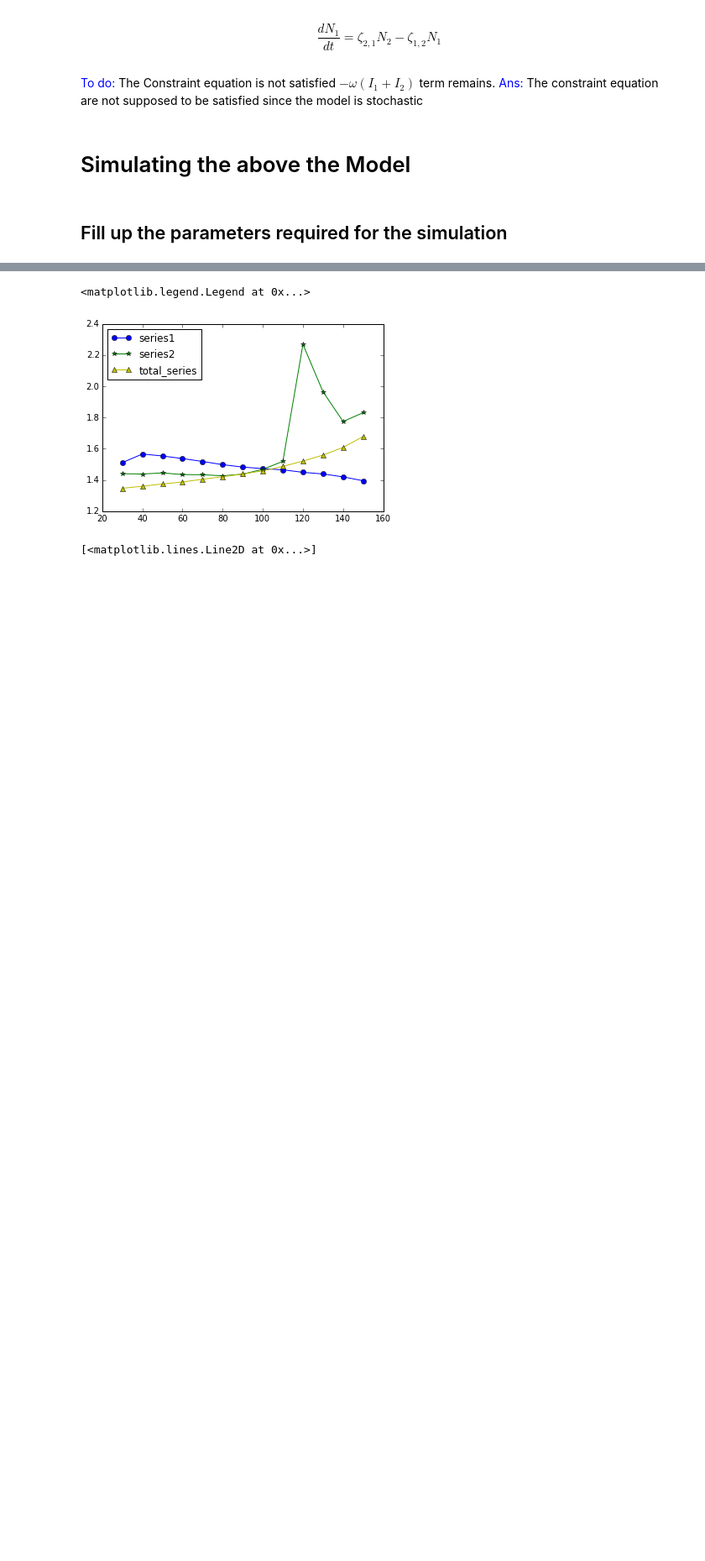
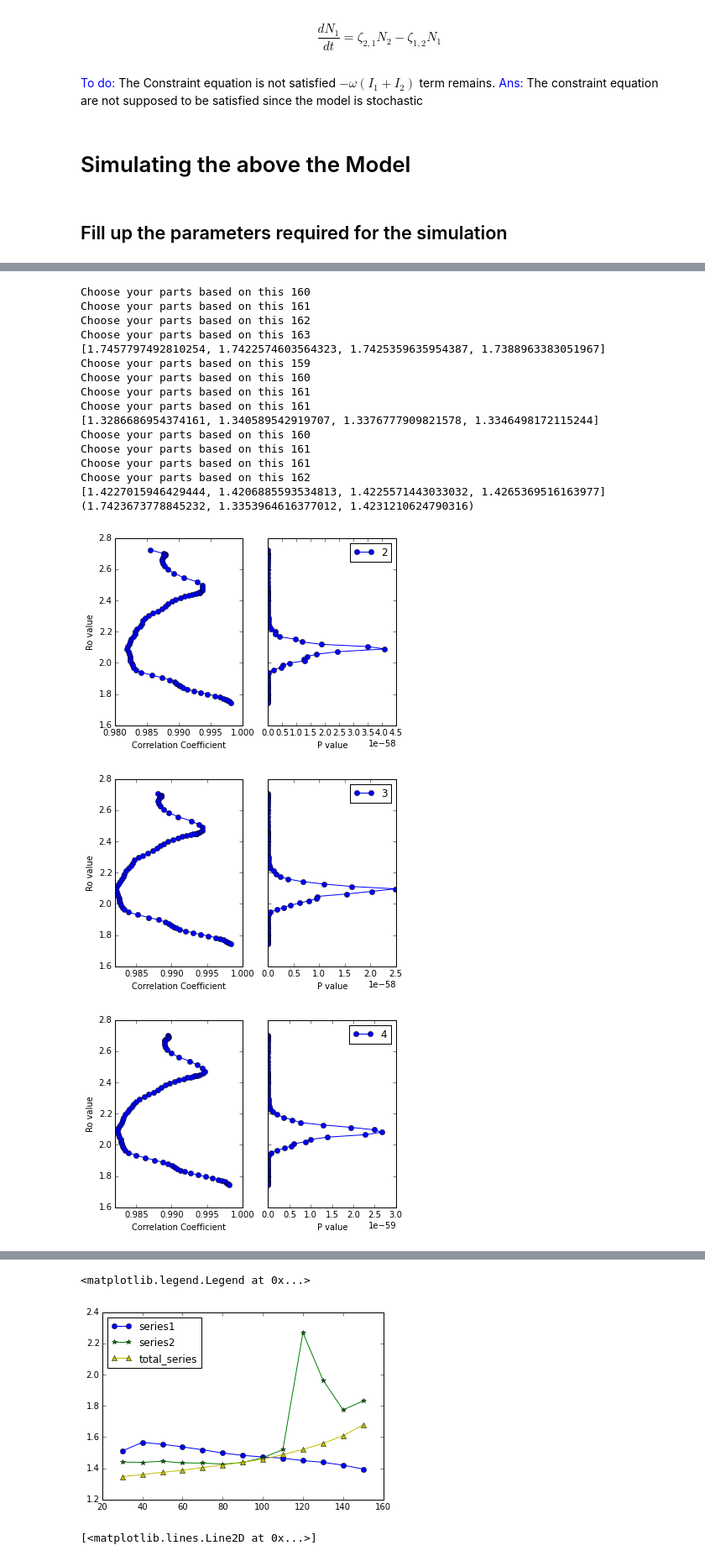
Before and after one commit to Jayanth-kumar5566/Stochastic-Simulations, a Jupyter notebook: Stochastic_stimulation_SIR/SIR 2 Cities.ipynb, the cells around one changed output, grey strips where cells are left out. Shown at 84% size. Saved outputs shown, nothing was run; the diff lists cells and outputs as text; code cells hidden in the pictures; blank space fills up the shorter version.

```diff
--- a/Stochastic_stimulation_SIR/SIR 2 Cities.ipynb
+++ b/Stochastic_stimulation_SIR/SIR 2 Cities.ipynb
@@ -241,11 +241,11 @@ plt.show()
 import r0
 # %%
 #Averages over all windows 2,3,4,5
-def r_o_t(series,parts=50):
+def r_o_t(series):
     r_x=[]
     #c_c=[]
     for i in [2,3,4,5]: #window moving average sizes
-        (r,cor,p)=r0.r0(series,i,gamma2,parts)
+        (r,cor,p)=r0.r0(series,i,gamma2)
         fig,ax = plt.subplots(1,2,sharey=True)
         ax[0].plot(cor,r,'-o',label=str(i))
         ax[1].plot(p,r,'-o',label=str(i))
@@ -308,0 +268,24 @@ Choose your parts based on this 165
+# %%
+z=(r_o_t(t1ser),r_o_t(t2ser),r_o_t(tot))
+#r_o_t(tot)
+print z
+# %% [output]
+Choose your parts based on this 160
+Choose your parts based on this 161
+Choose your parts based on this 162
+Choose your parts based on this 163
+[1.7457797492810254, 1.7422574603564323, 1.7425359635954387, 1.7388963383051967]
+Choose your parts based on this 159
+Choose your parts based on this 160
+Choose your parts based on this 161
+Choose your parts based on this 161
+[1.3286686954374161, 1.340589542919707, 1.3376777909821578, 1.3346498172115244]
+Choose your parts based on this 160
+Choose your parts based on this 161
+Choose your parts based on this 161
+Choose your parts based on this 162
+[1.4227015946429444, 1.4206885593534813, 1.4225571443033032, 1.4265369516163977]
+(1.7423673778845232, 1.3353964616377012, 1.4231210624790316)
+[figure, added]
+[figure, added]
+[figure, added]
```
Also changed, not shown: parts of 5 cells of this notebook, 2 other files.
